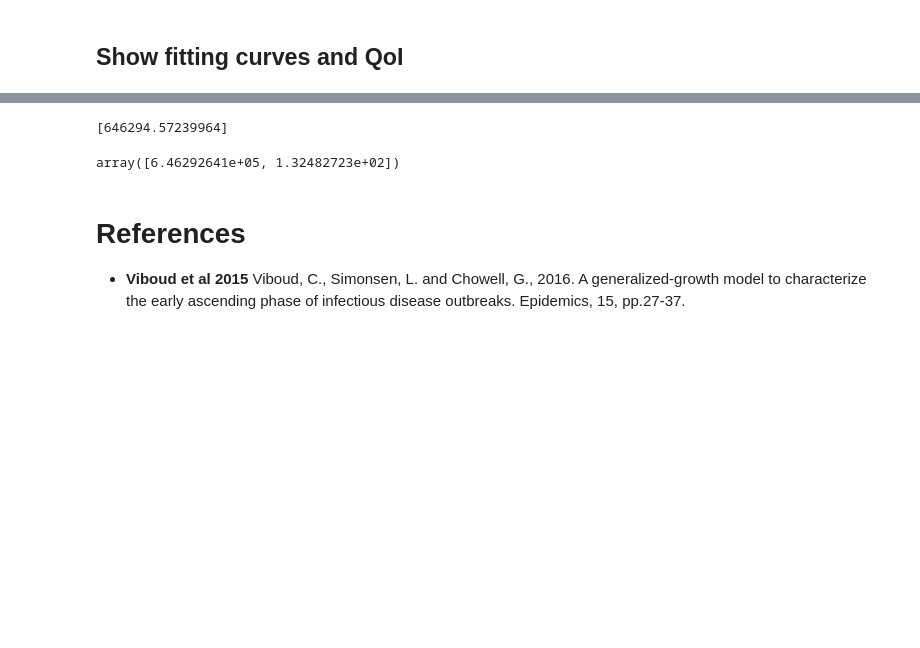
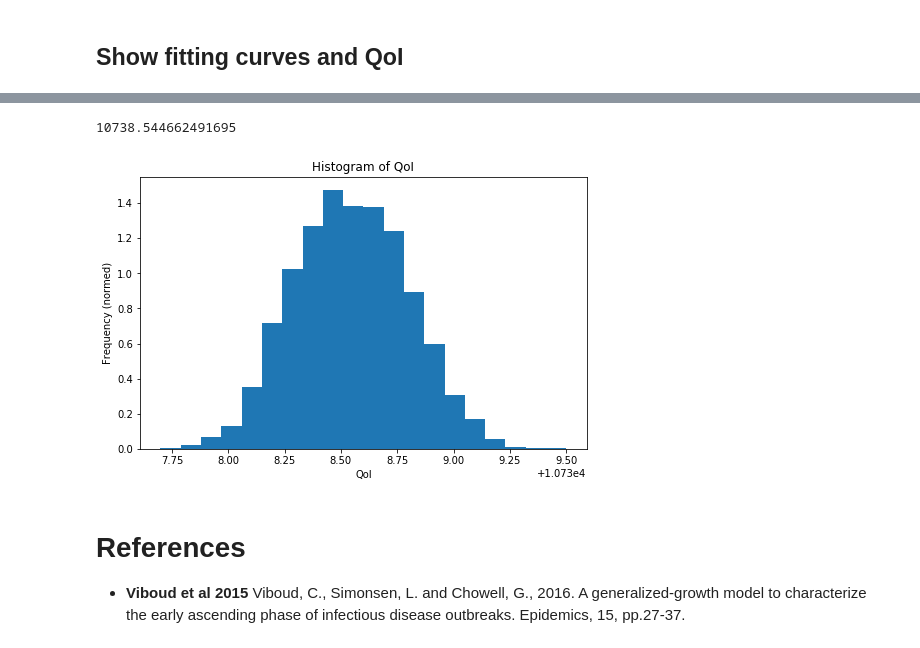
Before and after one commit to prashjha/StudyCovid19, a Jupyter notebook: process/bayesian/Assignment on Bayesian Inversion.ipynb, the cells around one changed output, grey strips where cells are left out. Saved outputs shown, nothing was run; the diff lists cells and outputs as text; code cells hidden in the pictures; blank space fills up the shorter version.

```diff
--- a/process/bayesian/Assignment on Bayesian Inversion.ipynb
+++ b/process/bayesian/Assignment on Bayesian Inversion.ipynb
@@ -240,27 +249,18 @@ print(theta_opt)
 # %%
-QoIs = [model(theta,[100],fix_params) for theta in accepted_burned]
+QoIs = [model(theta,[100],fix_params)[0] for theta in accepted_burned]
 
 fig = plt.figure(figsize=(8,5))
 ax = fig.add_subplot(1,1,1)
-ax.plot(accepted[show:,1])
-ax.set_title("Trace for $b$")
-ax.set_xlabel("Iteration")
-ax.set_ylabel("b")
-ax = fig.add_subplot(1,2,2)
-ax.hist(accepted[hist_show:,1], bins=20, density=True)
+ax.hist(QoIs, bins=20, density=True)
 ax.set_ylabel("Frequency (normed)")
-ax.set_xlabel("b")
-ax.set_title("Histogram of $b$")
-fig.tight_layout()
+ax.set_xlabel("QoI")
+ax.set_title("Histogram of QoI")
 
 QoI = sum(QoIs)/len(QoIs)
 print(QoI)
 # %% [output]
-[646294.57239964]
+10738.544662491695
+[figure, added]
-# %%
-accepted_burned[0]
-# %% [output]
-array([6.46292641e+05, 1.32482723e+02])
 # %% [markdown]
 # References
 
```
Also changed, not shown: parts of 5 cells of this notebook.
